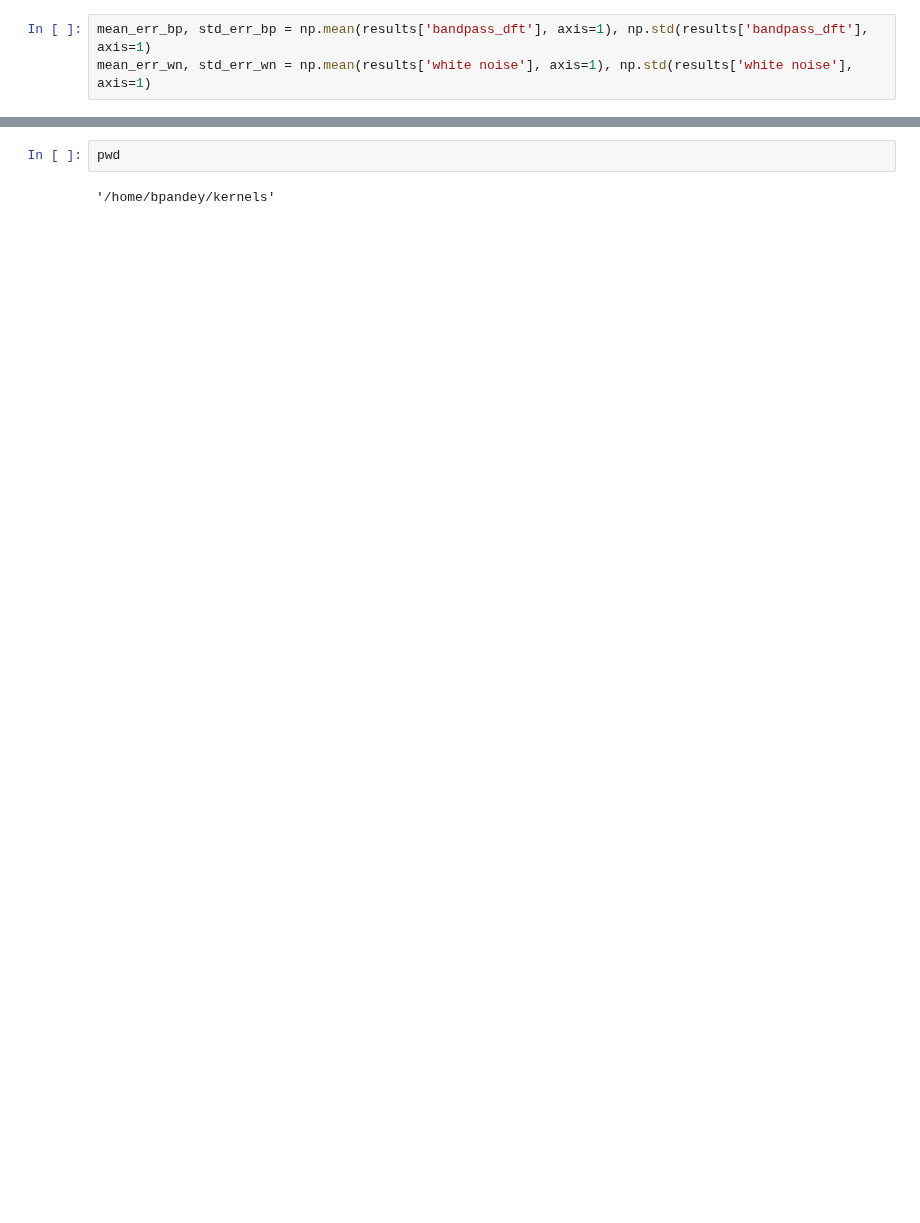
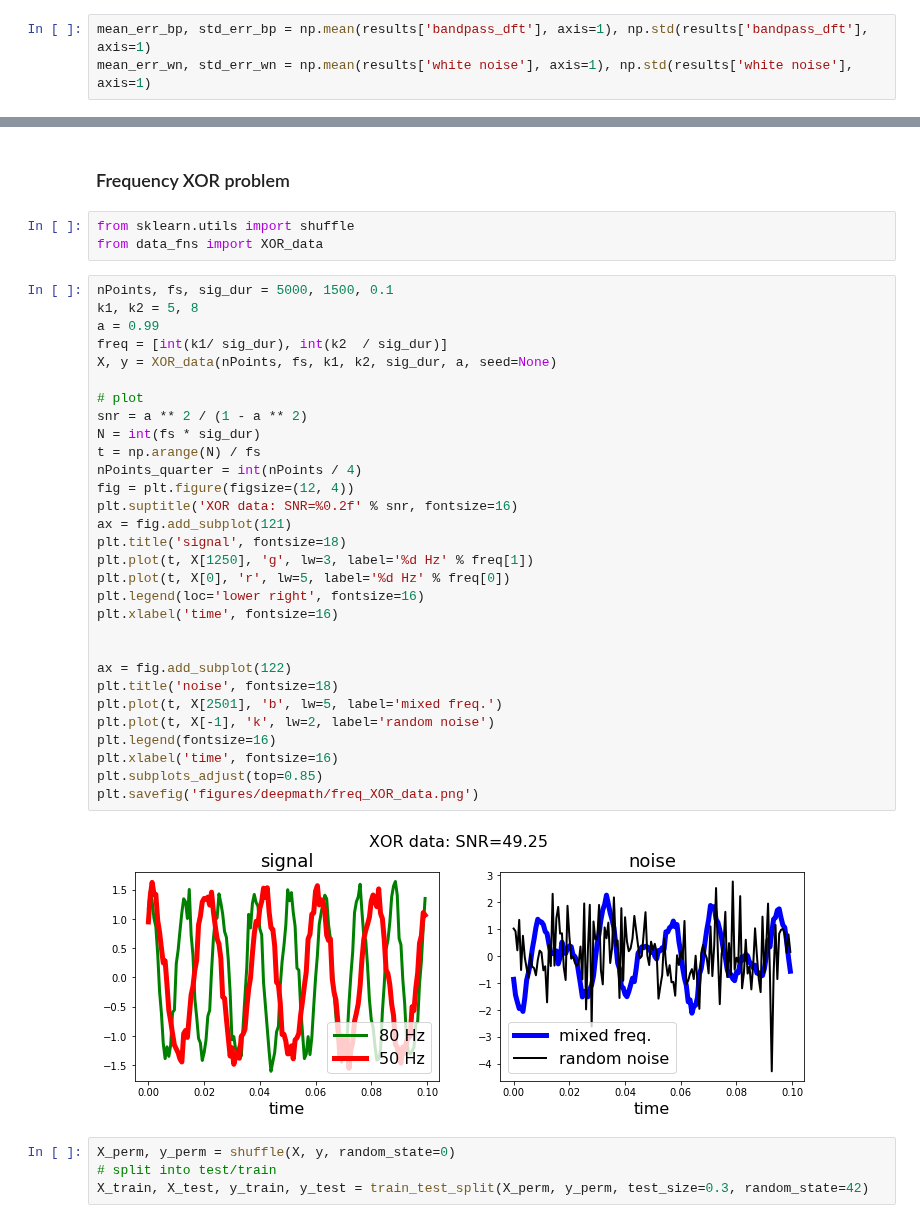
Before and after one commit to BruntonUWBio/structured-random-features, a Jupyter notebook: deepmath_abstract.ipynb, the cells around one changed output, grey strips where cells are left out. Cells and saved outputs as stored; diff of their text form; blank space fills up the shorter version.

```diff
--- a/deepmath_abstract.ipynb
+++ b/deepmath_abstract.ipynb
@@ -105,4 +183,41 @@ plt.savefig('figures/deepmath/abstract.png')
-# %%
-pwd
-# %% [output]
-'/home/bpandey/kernels'
+# %% [markdown]
+### Frequency XOR problem
+# %%
+from sklearn.utils import shuffle
+from data_fns import XOR_data
+# %%
+nPoints, fs, sig_dur = 5000, 1500, 0.1
+k1, k2 = 5, 8
+a = 0.99
+freq = [int(k1/ sig_dur), int(k2  / sig_dur)]
+X, y = XOR_data(nPoints, fs, k1, k2, sig_dur, a, seed=None)
+
+# plot
+snr = a ** 2 / (1 - a ** 2)
+N = int(fs * sig_dur)
+t = np.arange(N) / fs
+nPoints_quarter = int(nPoints / 4)
+fig = plt.figure(figsize=(12, 4))
+plt.suptitle('XOR data: SNR=%0.2f' % snr, fontsize=16)
+ax = fig.add_subplot(121)
+plt.title('signal', fontsize=18)
+plt.plot(t, X[1250], 'g', lw=3, label='%d Hz' % freq[1])
+plt.plot(t, X[0], 'r', lw=5, label='%d Hz' % freq[0])
+plt.legend(loc='lower right', fontsize=16)
+plt.xlabel('time', fontsize=16)
+
+
+ax = fig.add_subplot(122)
+plt.title('noise', fontsize=18)
+plt.plot(t, X[2501], 'b', lw=5, label='mixed freq.')
+plt.plot(t, X[-1], 'k', lw=2, label='random noise')
+plt.legend(fontsize=16)
+plt.xlabel('time', fontsize=16)
+plt.subplots_adjust(top=0.85)
+plt.savefig('figures/deepmath/freq_XOR_data.png')
+# %% [output]
+[figure, added]
+# %%
+X_perm, y_perm = shuffle(X, y, random_state=0)
+# split into test/train
+X_train, X_test, y_train, y_test = train_test_split(X_perm, y_perm, test_size=0.3, random_state=42)
```
Also changed, not shown: parts of 36 cells of this notebook, 3 other files.
